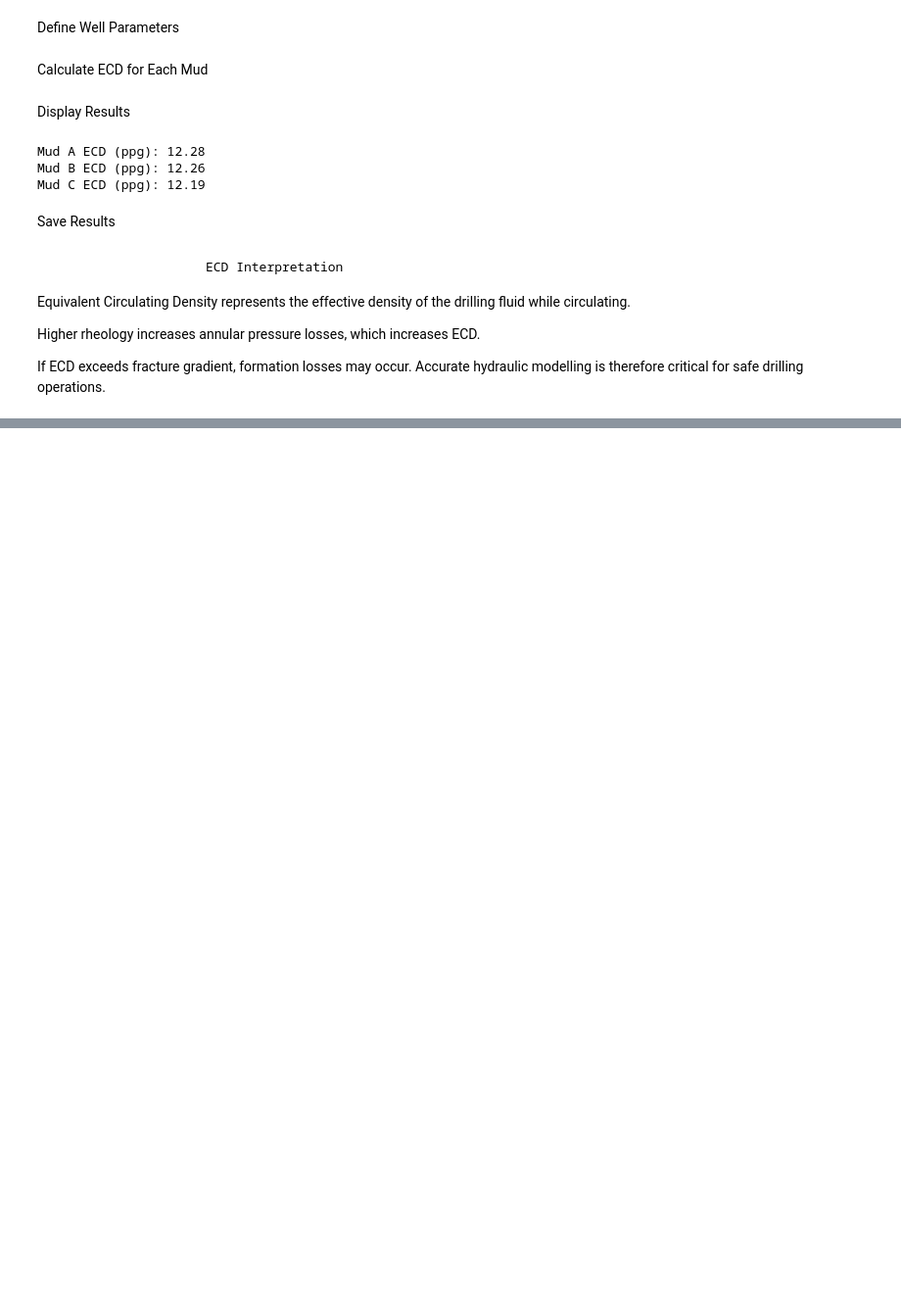
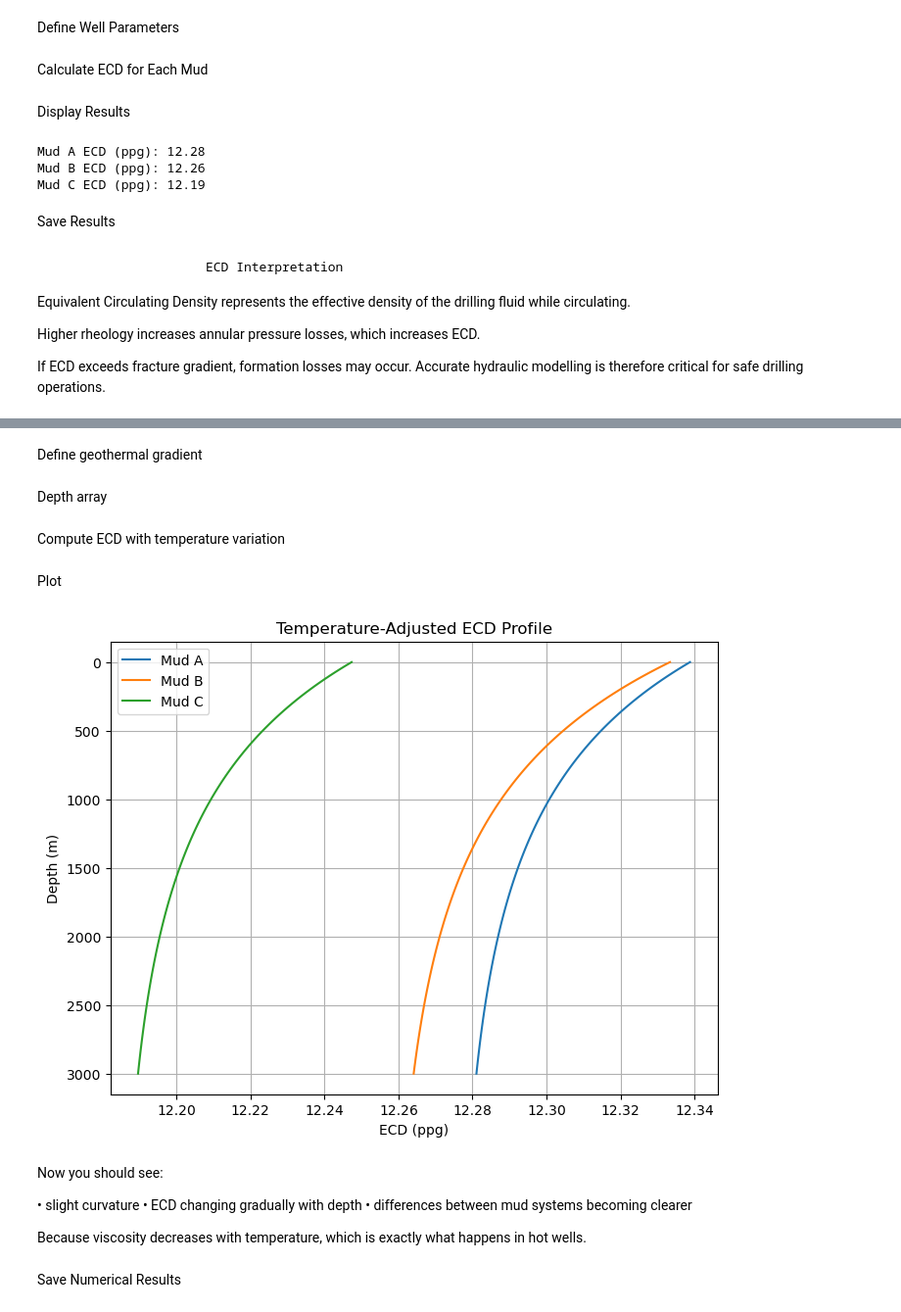
Before and after one commit to Bobi3828/drilling-analytics-engine, a Jupyter notebook: week_02_bingham_rheology/notebooks/bingham_rheology_analysis.ipynb, the cells around one changed output, grey strips where cells are left out. Shown at 98% size. Drawn from its saved outputs; the diff is of its cells as text; code cells hidden in the pictures; blank space fills up the shorter version.

```diff
--- a/week_02_bingham_rheology/notebooks/bingham_rheology_analysis.ipynb
+++ b/week_02_bingham_rheology/notebooks/bingham_rheology_analysis.ipynb
@@ -359,0 +452,11 @@ If ECD exceeds fracture gradient, formation losses may occur. Accurate hydraulic
+# %% [markdown]
+Define geothermal gradient
+# %%
+surface_temp = 30
+geothermal_gradient = 0.03   # °C per meter
+# %% [markdown]
+Depth array
+# %%
+depths = np.linspace(1, 3000, 120)
+# %% [markdown]
+Compute ECD with temperature variation
@@ -359,0 +506,30 @@ If ECD exceeds fracture gradient, formation losses may occur. Accurate hydraulic
+# %% [markdown]
+Plot
+# %%
+plt.figure(figsize=(8,6))
+
+for name, values in ecd_profiles.items():
+    plt.plot(values, depths, label=name)
+
+plt.gca().invert_yaxis()
+
+plt.xlabel("ECD (ppg)")
+plt.ylabel("Depth (m)")
+plt.title("Temperature-Adjusted ECD Profile")
+
+plt.legend()
+plt.grid(True)
+plt.savefig("../results/ecd_depth_profiles_temp_corrected.png", dpi=300)
+plt.show()
+# %% [output]
+[figure, added]
+# %% [markdown]
+Now you should see:
+
+• slight curvature
+• ECD changing gradually with depth
+• differences between mud systems becoming clearer
+
+Because viscosity decreases with temperature, which is exactly what happens in hot wells.
+# %% [markdown]
+Save Numerical Results
```
Also changed, not shown: parts of 12 cells of this notebook, 5 other files.
